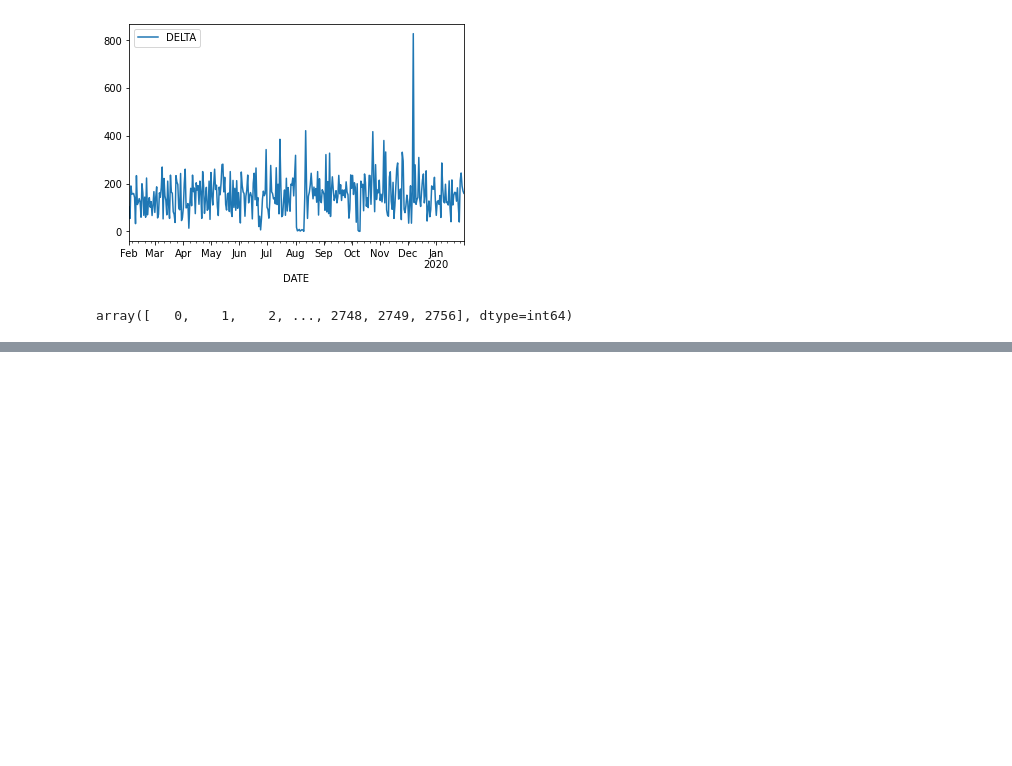
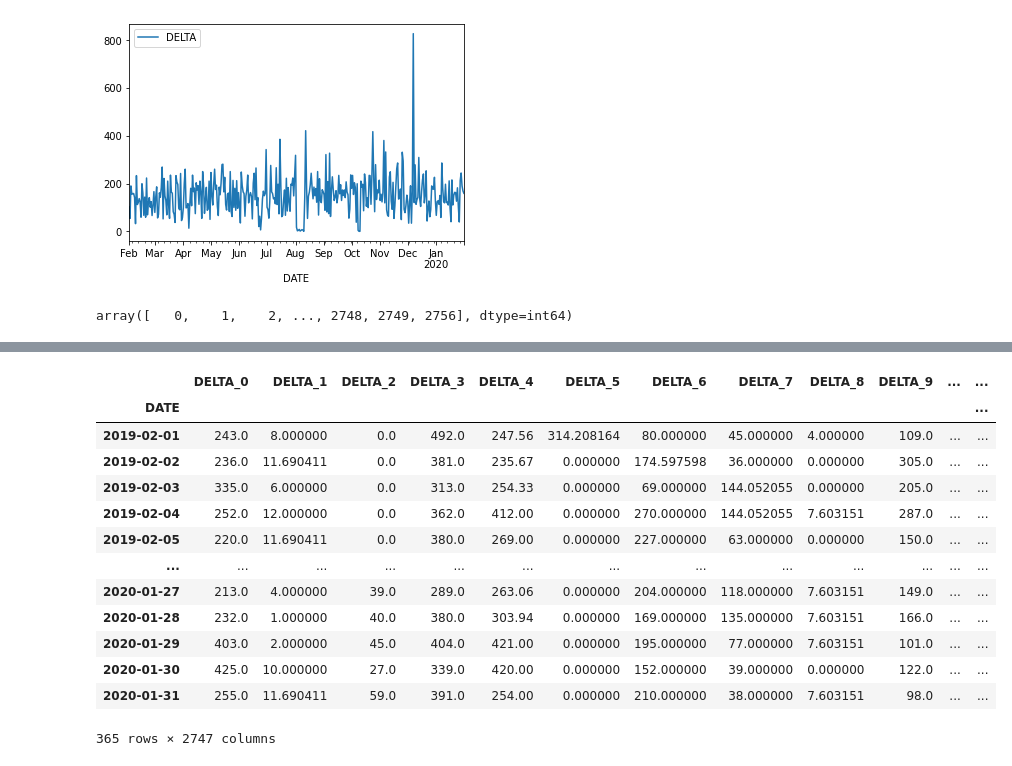
Before and after one commit to sgavela/water_footprint, a Jupyter notebook: exploration/imputacion_outliers.ipynb, the cells around one changed output, grey strips where cells are left out. Saved outputs shown, nothing was run; the diff lists cells and outputs as text; code cells hidden in the pictures; blank space fills up the shorter version.

```diff
--- a/exploration/imputacion_outliers.ipynb
+++ b/exploration/imputacion_outliers.ipynb
@@ -159,0 +125,17 @@ KeyboardInterrupt:
+# %%
+dataset_sin_outliers
+# %% [output]
+|  | DELTA_0 | DELTA_1 | DELTA_2 | DELTA_3 | DELTA_4 | DELTA_5 | DELTA_6 | DELTA_7 | DELTA_8 | DELTA_9 | ... | ... |
+| DATE |  |  |  |  |  |  |  |  |  |  |  | ... |
+| 2019-02-01 | 243.0 | 8.000000 | 0.0 | 492.0 | 247.56 | 314.208164 | 80.000000 | 45.000000 | 4.000000 | 109.0 | ... | ... |
+| 2019-02-02 | 236.0 | 11.690411 | 0.0 | 381.0 | 235.67 | 0.000000 | 174.597598 | 36.000000 | 0.000000 | 305.0 | ... | ... |
+| 2019-02-03 | 335.0 | 6.000000 | 0.0 | 313.0 | 254.33 | 0.000000 | 69.000000 | 144.052055 | 0.000000 | 205.0 | ... | ... |
+| 2019-02-04 | 252.0 | 12.000000 | 0.0 | 362.0 | 412.00 | 0.000000 | 270.000000 | 144.052055 | 7.603151 | 287.0 | ... | ... |
+| 2019-02-05 | 220.0 | 11.690411 | 0.0 | 380.0 | 269.00 | 0.000000 | 227.000000 | 63.000000 | 0.000000 | 150.0 | ... | ... |
+| ... | ... | ... | ... | ... | ... | ... | ... | ... | ... | ... | ... | ... |
+| 2020-01-27 | 213.0 | 4.000000 | 39.0 | 289.0 | 263.06 | 0.000000 | 204.000000 | 118.000000 | 7.603151 | 149.0 | ... | ... |
+| 2020-01-28 | 232.0 | 1.000000 | 40.0 | 380.0 | 303.94 | 0.000000 | 169.000000 | 135.000000 | 7.603151 | 166.0 | ... | ... |
+| 2020-01-29 | 403.0 | 2.000000 | 45.0 | 404.0 | 421.00 | 0.000000 | 195.000000 | 77.000000 | 7.603151 | 101.0 | ... | ... |
+| 2020-01-30 | 425.0 | 10.000000 | 27.0 | 339.0 | 420.00 | 0.000000 | 152.000000 | 39.000000 | 0.000000 | 122.0 | ... | ... |
+| 2020-01-31 | 255.0 | 11.690411 | 59.0 | 391.0 | 254.00 | 0.000000 | 210.000000 | 38.000000 | 7.603151 | 98.0 | ... | ... |
+365 rows × 2747 columns
```
Also changed, not shown: parts of 12 cells of this notebook, 2 other files.
